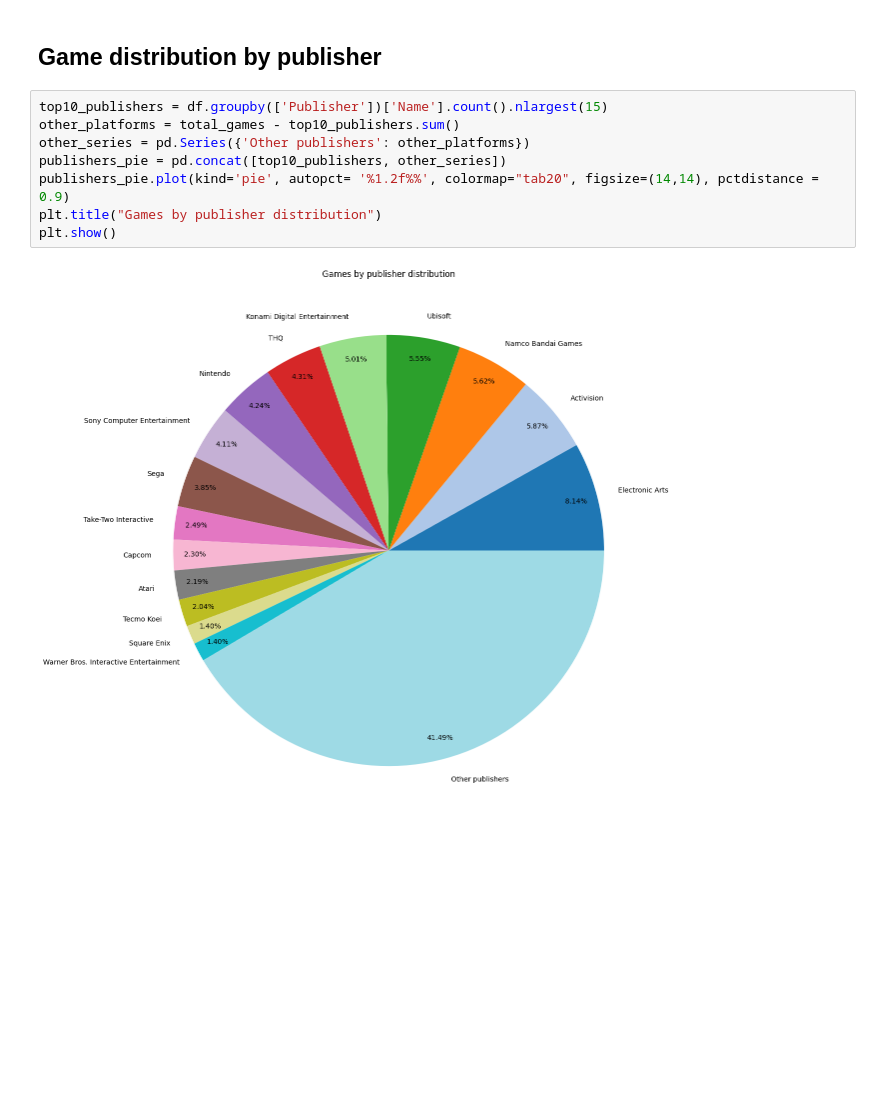
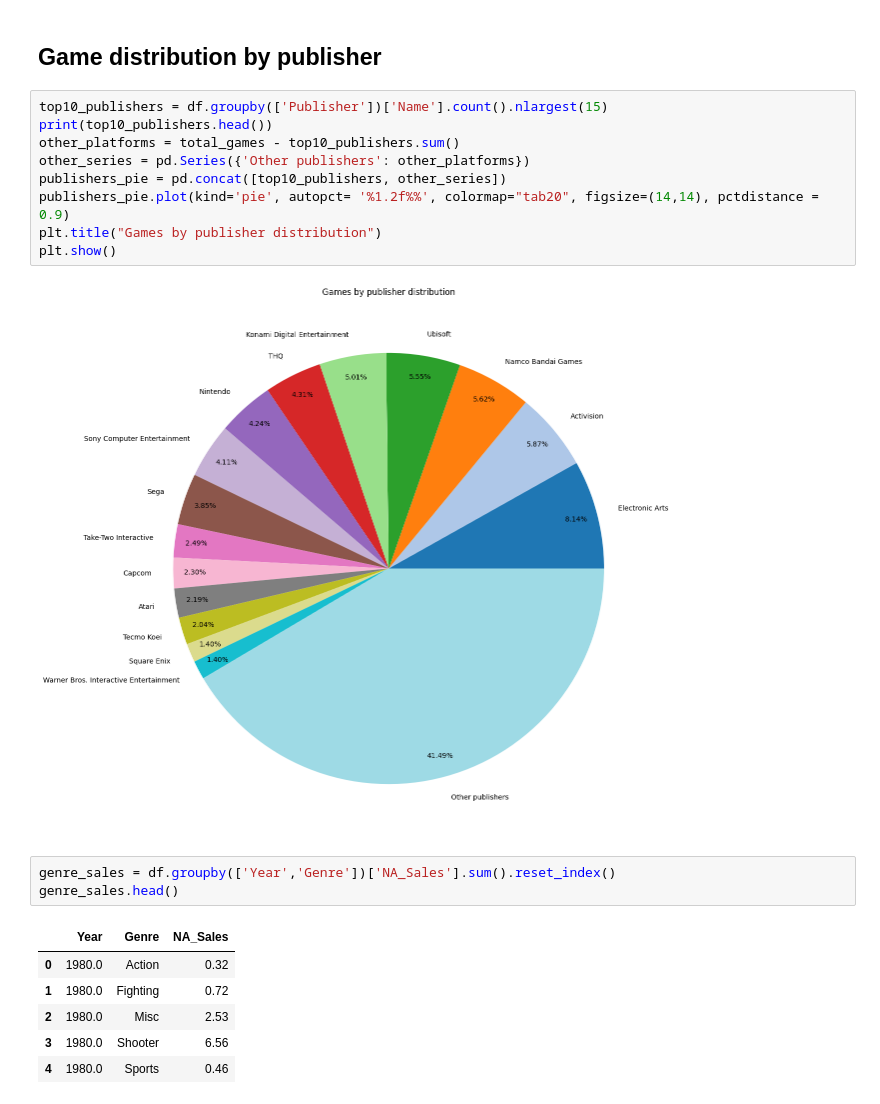
Before and after one commit to Toonzombie115/eda-video-game-sales, a Jupyter notebook: video-game-sales.ipynb, the cells around one changed output. Drawn from its saved outputs; the diff is of its cells as text; blank space fills up the shorter version.

```diff
--- a/video-game-sales.ipynb
+++ b/video-game-sales.ipynb
@@ -452,6 +457,7 @@ plt.show()
 ## Game distribution by publisher
 # %%
 top10_publishers = df.groupby(['Publisher'])['Name'].count().nlargest(15)
+print(top10_publishers.head())
 other_platforms = total_games - top10_publishers.sum()
 other_series = pd.Series({'Other publishers': other_platforms})
 publishers_pie = pd.concat([top10_publishers, other_series])
@@ -460,3 +466,13 @@ plt.title("Games by publisher distribution")
 plt.show()
 # %% [output]
 [figure]
+# %%
+genre_sales = df.groupby(['Year','Genre'])['NA_Sales'].sum().reset_index()
+genre_sales.head()
+# %% [output]
+|  | Year | Genre | NA_Sales |
+| 0 | 1980.0 | Action | 0.32 |
+| 1 | 1980.0 | Fighting | 0.72 |
+| 2 | 1980.0 | Misc | 2.53 |
+| 3 | 1980.0 | Shooter | 6.56 |
+| 4 | 1980.0 | Sports | 0.46 |
```
Also changed, not shown: parts of 1 cell of this notebook, 1 other file.
